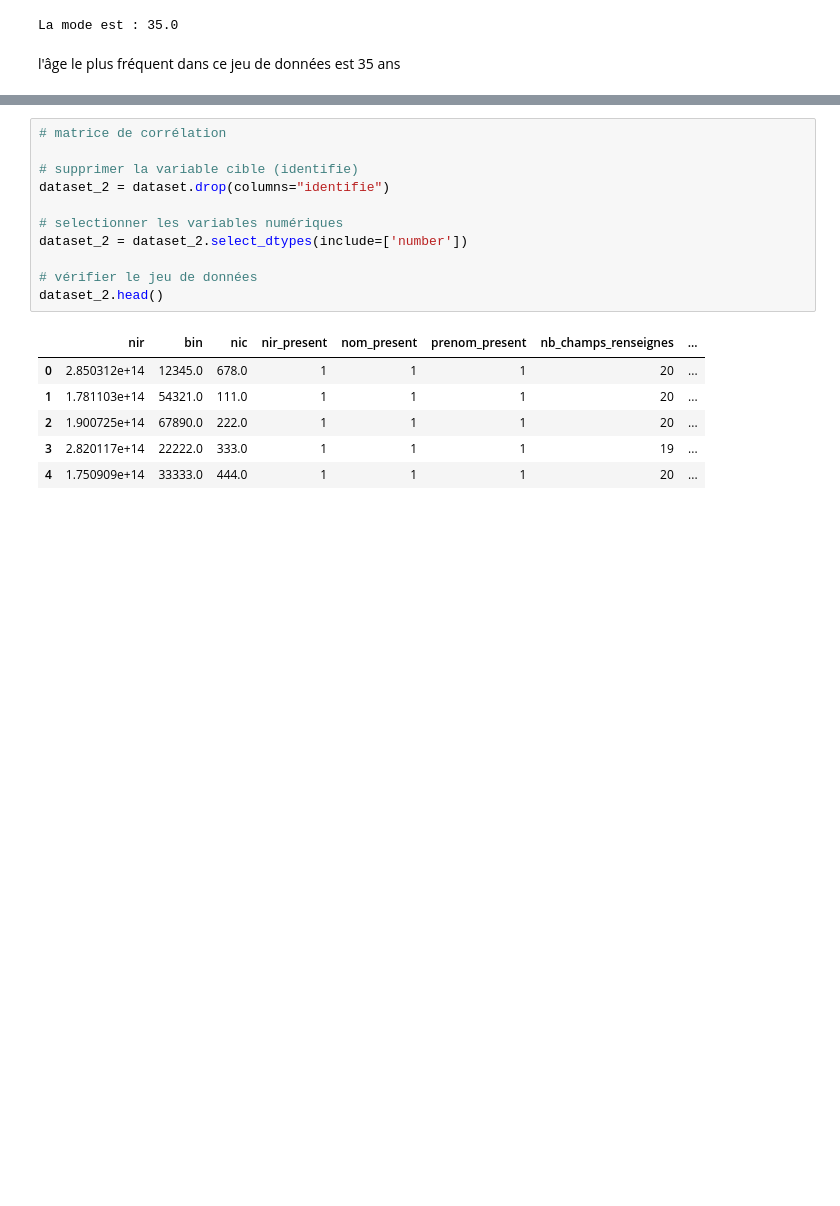
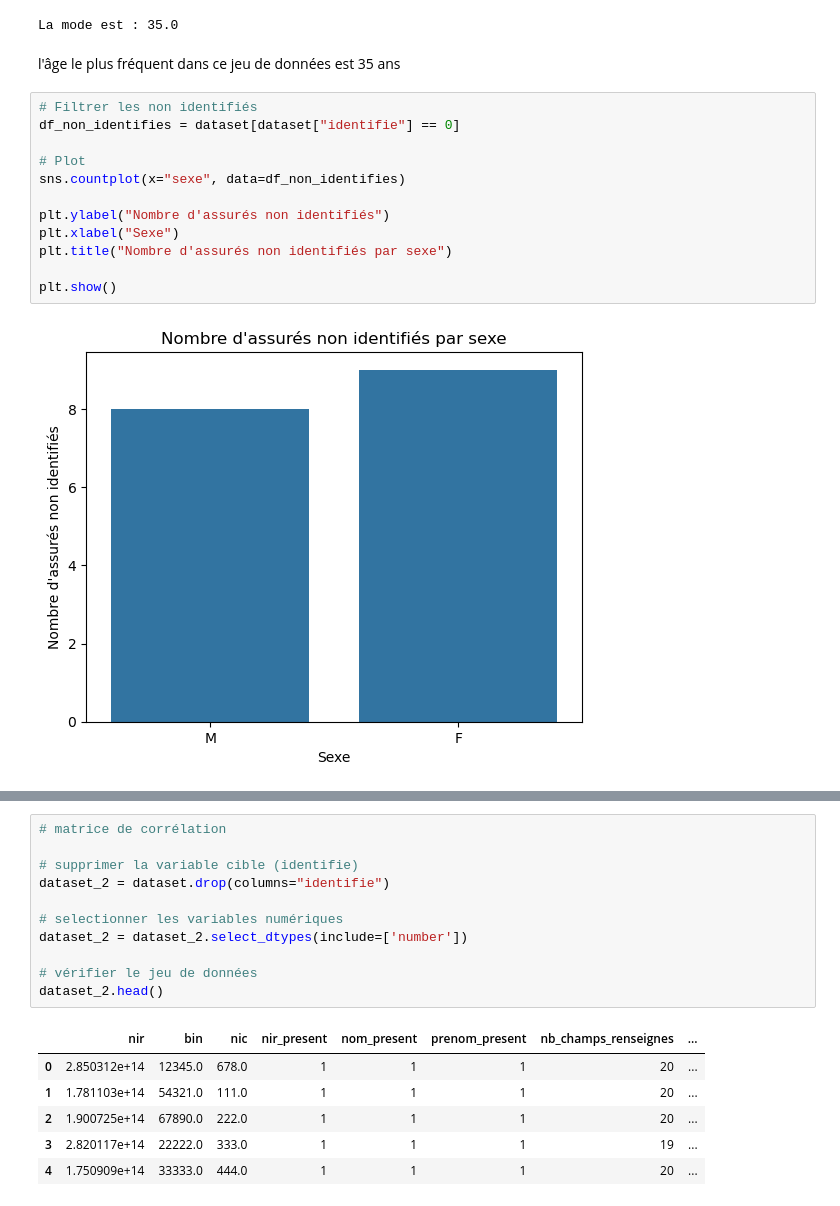
Before and after one commit to AlexAlkhatib/intelligent-insured-identification, a Jupyter notebook: Notebook.ipynb, the cells around one changed output, grey strips where cells are left out. Saved outputs shown, nothing was run; the diff lists cells and outputs as text; blank space fills up the shorter version.

Commit message:
Rajouter plus de visualisations

```diff
--- a/Notebook.ipynb
+++ b/Notebook.ipynb
@@ -225,3 +225,17 @@ print("La mode est :", dataset['age'].mode()[0])
 La mode est : 35.0
 # %% [markdown]
 l'âge le plus fréquent dans ce jeu de données est 35 ans
+# %%
+# Filtrer les non identifiés
+df_non_identifies = dataset[dataset["identifie"] == 0]
+
+# Plot
+sns.countplot(x="sexe", data=df_non_identifies)
+
+plt.ylabel("Nombre d'assurés non identifiés")
+plt.xlabel("Sexe")
+plt.title("Nombre d'assurés non identifiés par sexe")
+
+plt.show()
+# %% [output]
+[figure, added]
```
Also changed, not shown: parts of 6 cells of this notebook, 2 other files.
